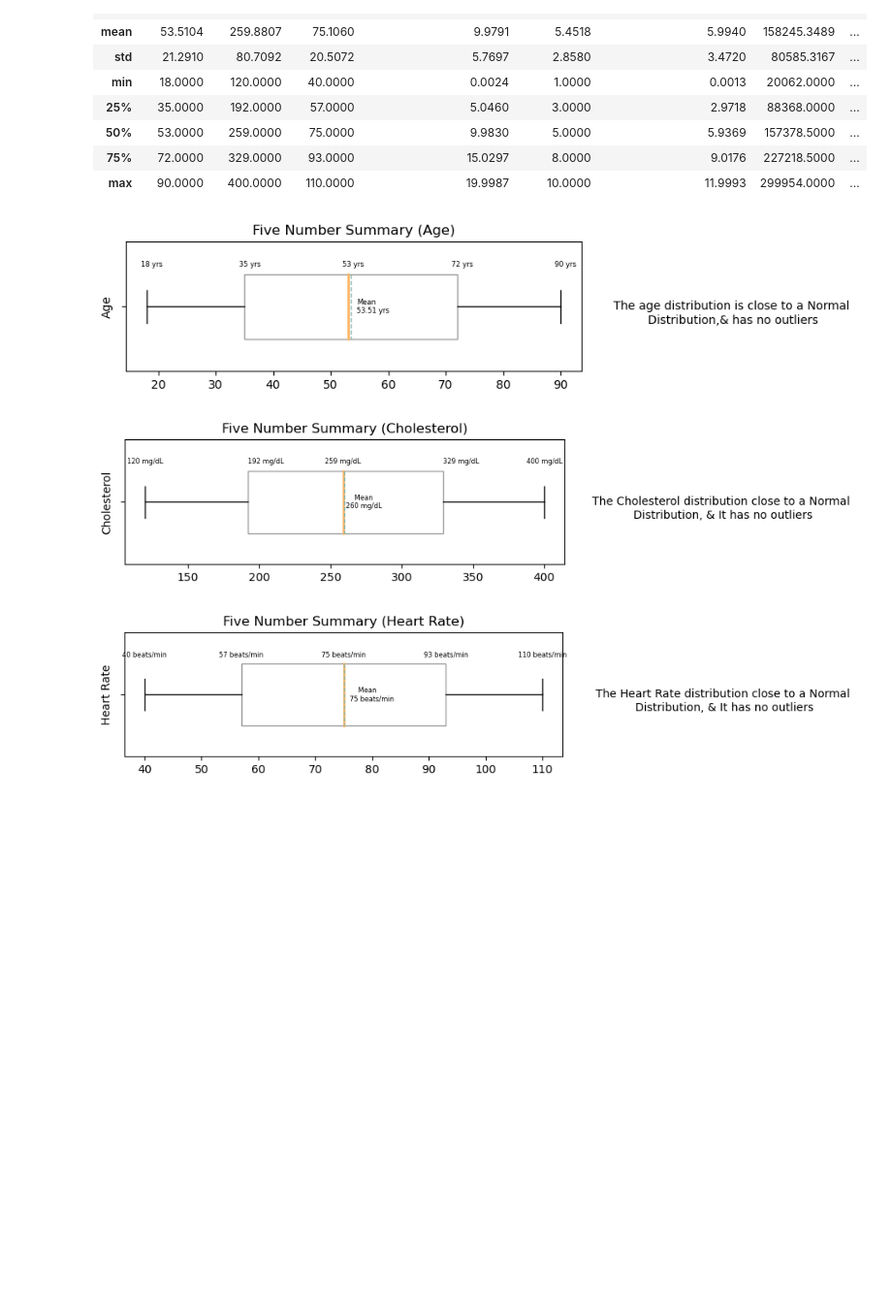
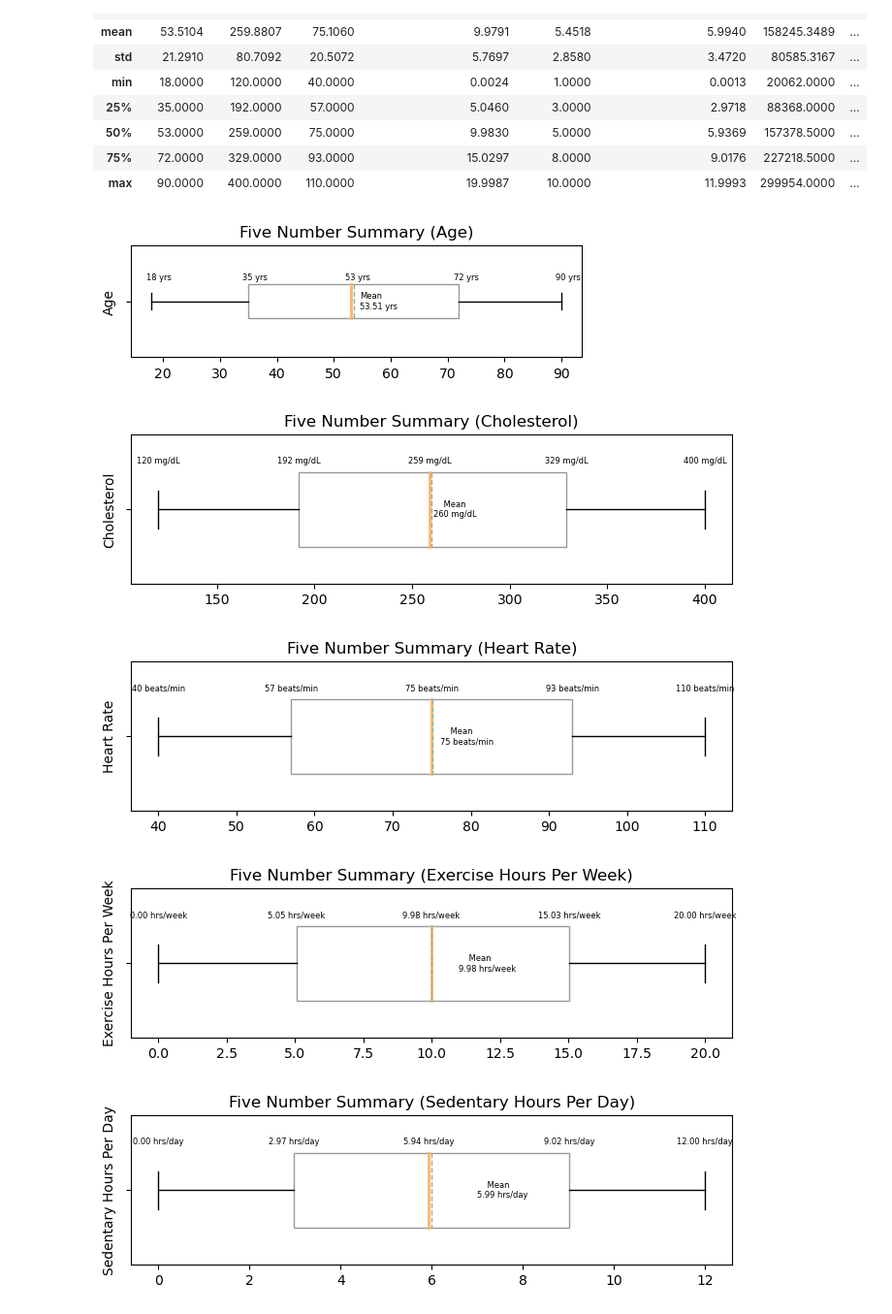
Before and after one commit to hend-a-ghafour/Heart_Attack_Risk_Analysis, a Jupyter notebook: Heart_Attack_Risk_Analysis.ipynb, the cells around one changed output. Shown: that part at 97% size. Cells and saved outputs as stored; diff of their text form; code cells hidden in the pictures; blank space fills up the shorter version.

Commit message:
Adding ex hrs /week & sed hrs / day

```diff
--- a/Heart_Attack_Risk_Analysis.ipynb
+++ b/Heart_Attack_Risk_Analysis.ipynb
@@ -221,74 +221,98 @@ df_stats
 #Distributions:
 
 #1- Five Number Summary (Age)
-text = '''
-The age distribution is close to a Normal
-Distribution,& has no outliers'''
-plt.subplots(figsize = (7,2))
+plt.subplots(figsize = (6,1.5))
 
-sns.boxplot(x=df.Age,showmeans=True,meanline=True,showcaps = True, color="white", width=.5,boxprops={"linewidth": 1},
-            medianprops={ "color" : "#ffb563","linewidth": 2},
-            whiskerprops={"color": "black", "linewidth": 1},capprops={"color": "black", "linewidth": 1},
-            meanprops = {"color": "#80B4ae","linewidth": 1 },autorange=True)
+sns.boxplot(x=df.Age,showmeans=True,meanline=True,showcaps = True, color="white", width=.3,boxprops={"linewidth": 1},
+            medianprops={ "color" : "#ffb563","linewidth": 2},whiskerprops={"color": "black", "linewidth": 1},
+            capprops={"color": "black", "linewidth": 1},meanprops = {"color": "#80B4ae","linewidth": 1 },autorange=True)
 
 for i, v in enumerate(df_stats.iloc[[3,4,5,6,7],0]):
-  plt.text(v-1,-.35,f'{v:.0f} yrs', ha='left', va='top',fontsize=6)
+  plt.text(v-1,-.25,f'{v:.0f} yrs', ha='left', va='top',fontsize=6)
 for k, l in enumerate(df_stats.iloc[[1],0]):
   plt.text(l+1,0,f'Mean\n{l:.2f} yrs', ha='left', va='center',fontsize=6)
 
 plt.ylabel('Age')
 plt.xlabel(None)
 plt.title('Five Number Summary (Age)')
-plt.text(120,0,text,ha='center', va='center')
 plt.show();
 
 
 #2- Five Number Summary (Cholesterol)
-text2 = '''
-The Cholesterol distribution close to a Normal
-Distribution, & It has no outliers'''
-plt.subplots(figsize = (7,2))
+plt.subplots(figsize = (8,2))
 
 sns.boxplot(x=df.Cholesterol,showmeans=True,meanline=True,showcaps = True, color="white", width=.5,
             medianprops={ "color" : "#ffb563","linewidth": 2},boxprops={"linewidth": 1},whiskerprops={"color": "black", "linewidth": 1},
             capprops={"color": "black", "linewidth": 1},meanprops = {"color": "#80B4ae","linewidth": 1 })
 
 for i, v in enumerate(df_stats.iloc[[3,4,5,6,7],1]):
   plt.text(v,-.35,f'{v:.0f} mg/dL', ha='center', va='top',fontsize=6)
 for k, l in enumerate(df_stats.iloc[[1],1]):
   plt.text(l+1,0,f'    Mean\n{l:.0f} mg/dL', ha='left', va='center',fontsize=6)
 
 plt.ylabel('Cholesterol')
 plt.xlabel(None)
 plt.title('Five Number Summary (Cholesterol)')
-plt.text(525,0,text2,ha='center', va='center')
 plt.show();
 
 
 #3- Five Number Summary (Heart Rate)
-text3 = '''
-The Heart Rate distribution close to a Normal
-Distribution, & It has no outliers'''
-plt.subplots(figsize = (7,2))
+plt.subplots(figsize = (8,2))
 
 sns.boxplot(x=df['Heart Rate'],showmeans=True,meanline=True,showcaps = True, color="white", width=.5,
             medianprops={ "color" : "#ffb563","linewidth": 2},boxprops={"linewidth": 1},whiskerprops={"color": "black", "linewidth": 1},
             capprops={"color": "black", "linewidth": 1},meanprops = {"color": "#80B4ae","linewidth": 1 })
 
 for i, v in enumerate(df_stats.iloc[[3,4,5,6,7],2]):
   plt.text(v,-.35,f'{v:.0f} beats/min', ha='center', va='top',fontsize=6)
 for k, l in enumerate(df_stats.iloc[[1],2]):
   plt.text(l+1,0,f'    Mean\n{l:.0f} beats/min', ha='left', va='center',fontsize=6)
 
 plt.ylabel('Heart Rate')
 plt.xlabel(None)
 plt.title('Five Number Summary (Heart Rate)')
-plt.text(142,0,text3,ha='center', va='center')
 plt.show();
+
+
+#4- Five Number Summary (Exercise Hours Per Week)
+plt.subplots(figsize = (8,2))
+
+sns.boxplot(x=df['Exercise Hours Per Week'],showmeans=True,meanline=True,showcaps = True, color="white", width=.5,
+            medianprops={ "color" : "#ffb563","linewidth": 2},boxprops={"linewidth": 1},whiskerprops={"color": "black", "linewidth": 1},
+            capprops={"color": "black", "linewidth": 1},meanprops = {"color": "#80B4ae","linewidth": 1 })
+
+for i, v in enumerate(df_stats.iloc[[3,4,5,6,7],3]):
+  plt.text(v,-.35,f'{v:.2f} hrs/week', ha='center', va='top',fontsize=6)
+for k, l in enumerate(df_stats.iloc[[1],3]):
+  plt.text(l+1,0,f'    Mean\n{l:.2f} hrs/week', ha='left', va='center',fontsize=6)
+
+plt.ylabel('Exercise Hours Per Week')
+plt.xlabel(None)
+plt.title('Five Number Summary (Exercise Hours Per Week)')
+plt.show();
+
+#5- Five Number Summary (Sedentary Hours Per Day	)
+plt.subplots(figsize = (8,2))
+
+sns.boxplot(x=df['Sedentary Hours Per Day'],showmeans=True,meanline=True,showcaps = True, color="white", width=.5,
+            medianprops={ "color" : "#ffb563","linewidth": 2},boxprops={"linewidth": 1},whiskerprops={"color": "black", "linewidth": 1},
+            capprops={"color": "black", "linewidth": 1},meanprops = {"color": "#80B4ae","linewidth": 1 })
+
+for i, v in enumerate(df_stats.iloc[[3,4,5,6,7],5]):
+  plt.text(v,-.35,f'{v:.2f} hrs/day', ha='center', va='top',fontsize=6)
+for k, l in enumerate(df_stats.iloc[[1],5]):
+  plt.text(l+1,0,f'    Mean\n{l:.2f} hrs/day', ha='left', va='center',fontsize=6)
+
+plt.ylabel('Sedentary Hours Per Day')
+plt.xlabel(None)
+plt.title('Five Number Summary (Sedentary Hours Per Day)')
+plt.show();
 # %% [output]
-[figure, old version]
+[figure, new version]
-[figure, old version]
+[figure, new version]
-[figure, old version]
+[figure, new version]
+[figure, added]
+[figure, added]
 # %%
 df['h_rate']=np.where((220-df['Age'])*.6> df['Heart Rate'],'Low','Normal')
 df['h_rate']=np.where((220-df['Age'])*.8< df['Heart Rate'],'High',df['h_rate'])
```
